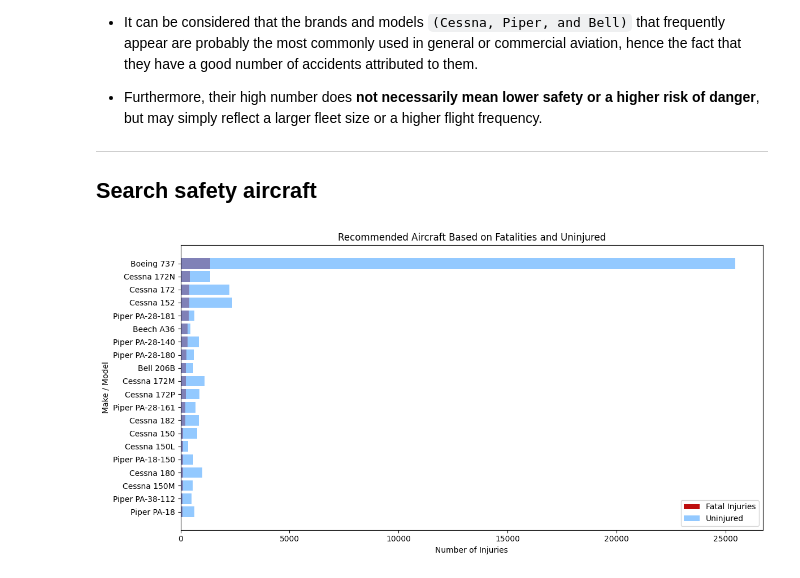
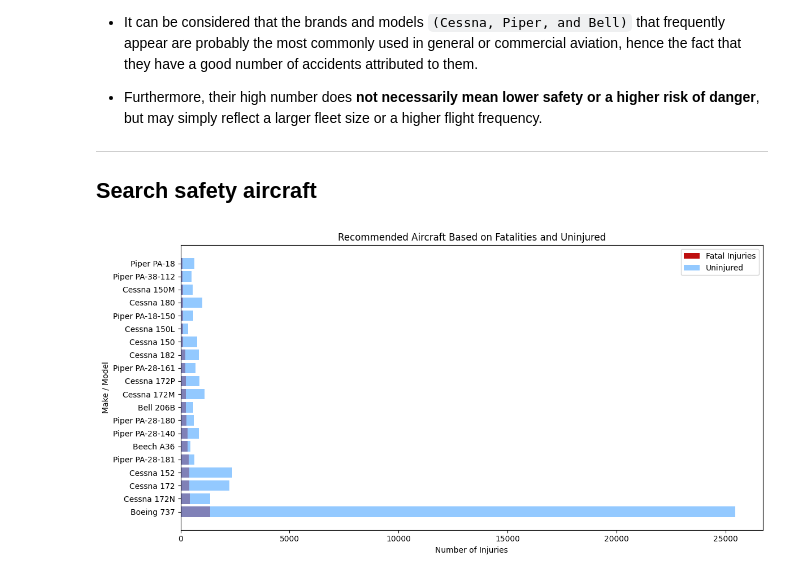
Before and after one commit to noelRockson/NTL-DS-Phase-1-Project-Template, a Jupyter notebook: Notebooks/student_working_notebook.ipynb, the cells around one changed output. Drawn from its saved outputs; the diff is of its cells as text; code cells hidden in the pictures.

```diff
--- a/Notebooks/student_working_notebook.ipynb
+++ b/Notebooks/student_working_notebook.ipynb
@@ -50,7 +56,7 @@ df.head()
 - Saved the cleaned data to `'AviationData.csv'` for use after on powerBI for interactive vizualisations
 # %%
 # # Filter the DataFrame to include only rows where 'Aircraft.Category' is 'Airplane' & Select relevant columns
-# df = df[['Event.Date','Model','Make','Aircraft.damage','Total.Fatal.Injuries','Total.Serious.Injuries','Total.Minor.Injuries','Total.Uninjured','Broad.phase.of.flight']]
+df = df[['Event.Date','Model','Make','Aircraft.damage','Total.Fatal.Injuries','Total.Serious.Injuries','Total.Minor.Injuries','Total.Uninjured','Broad.phase.of.flight']]
 
 # Cleaning the 'Make' and 'weather Condition' column by converting to title case
 df.loc[:,'Make'] = df['Make'].str.title()
@@ -250,22 +258,47 @@ plt.show()
 # %%
 # Grouping by Make_Model and summing the injuries
 recommended_aircraft = df2_top[['Make_Model','Total.Fatal.Injuries','Total.Uninjured']].groupby('Make_Model').sum().reset_index().sort_values(
     by = ['Total.Fatal.Injuries','Total.Uninjured'],ascending= [True, True]
-    ).head(20)
+    )
 # recommended_aircraft
 
 #Recommended Aircraft Based on fatalities and Uninjured
 fig, ax = plt.subplots(figsize=(12, 6))
 ax.barh(recommended_aircraft['Make_Model'], recommended_aircraft['Total.Fatal.Injuries'], color="#BE0F0F", label='Fatal Injuries')
 ax.barh(recommended_aircraft['Make_Model'], recommended_aircraft['Total.Uninjured'], color='#66b3ff', label='Uninjured', alpha=0.7)
 ax.set_xlabel('Number of Injuries')
 ax.set_ylabel('Make / Model')
 ax.set_title('Recommended Aircraft Based on Fatalities and Uninjured')
 ax.legend()
+ax.invert_yaxis()
 plt.tight_layout()
 plt.show()
+# x = df2[['Make_Model','Total.Fatal.Injuries','Total.Uninjured']].groupby('Make_Model').sum().sort_values(
+#     by = ['Total.Fatal.Injuries','Total.Uninjured'], ascending=[True,False]
+# )
+# # print(x.iloc[0:30])
+# # On suppose que df_accidents contient une colonne 'Make_Model'
+# # Et que x.index est ton ordre de tri
+
+# # Étape 1 : créer Make et Model depuis Make_Model
+# df2[['Make', 'Model']] = df2['Make_Model'].str.split(' ', n=1, expand=True)
+
+# # Étape 2 : compter les accidents
+# accident_counts = df2[['Make', 'Model']].value_counts().reset_index()
+# accident_counts['Make_Model'] = accident_counts['Make'] + ' ' + accident_counts['Model']
+# accident_counts.drop(columns=['Make', 'Model'], inplace=True)
+# accident_counts.columns = ['count', 'Make_Model']  # reorder columns
+
+# # Étape 3 : remettre en ordre selon x.index
+# # => On met Make_Model comme index AVANT de faire reindex
+# accident_counts = accident_counts.set_index('Make_Model')
+# accidents_ordonnes = accident_counts.reindex(x.index).fillna(0).astype(int)
+
+# # Affichage
+# # print(accidents_ordonnes.head(30))
+# accidents_ordonnes.iloc[0:20].sort_values(by='count',ascending=True)
 # %% [output]
-[figure, old version]
+[figure, new version]
 # %% [markdown]
 ## Aircraft Safety Recommendations for the company
 
```
Also changed, not shown: parts of 6 cells of this notebook, 1 other file.
